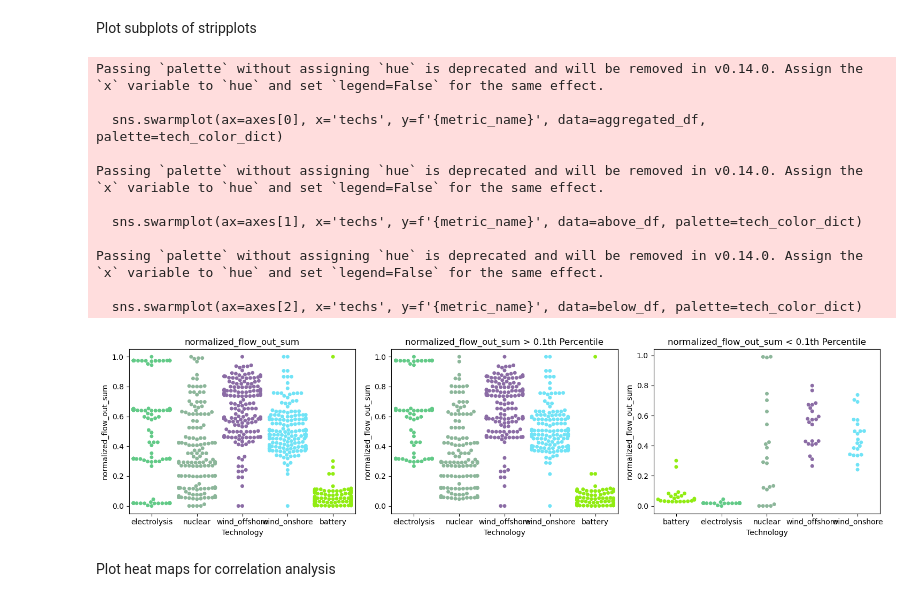
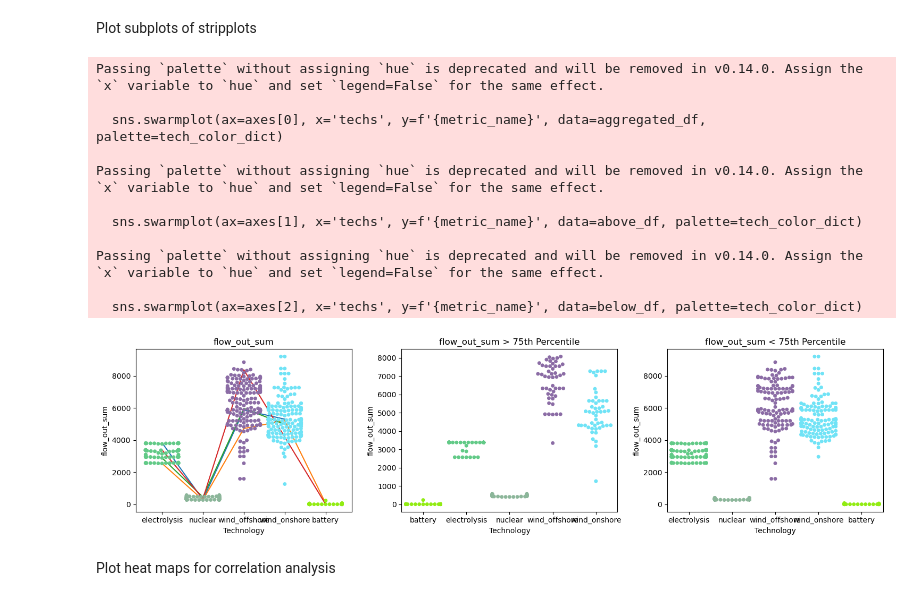
Before and after one commit to gnawin/mgaPlots, a Jupyter notebook: plot.ipynb, the cells around one changed output. Drawn from its saved outputs; the diff is of its cells as text; code cells hidden in the pictures.

```diff
--- a/plot.ipynb
+++ b/plot.ipynb
@@ -63,7 +63,15 @@ def split_by_percentile_or_value(aggregated_df, tech, metric_name, value, is_per
 
     return above_df, below_df
 
-def create_subplots(aggregated_df, tech, metric_name, percentile, above_df, below_df, tech_color_dict, file_name):
+def find_spore_index(df, tech, sense, metric_name):
+    if sense == "min":
+        index = df[df['techs']==tech][metric_name].idxmax()
+    elif sense == 'min':
+        index = df[df['techs']==tech][metric_name].idxmin()
+    spore = df[df['techs']==tech].loc[index, 'spore']
+    return spore
+
+def create_subplots(aggregated_df, tech, metric_name, percentile, above_df, below_df, tech_color_dict, file_name, show_lineplot=False, interested_spores=None):
     # Create subplots
 
     fig, axes = plt.subplots(1, 3, figsize=(15, 4))
@@ -71,8 +79,13 @@ def create_subplots(aggregated_df, tech, metric_name, percentile, above_df, belo
     sns.swarmplot(ax=axes[0], x='techs', y=f'{metric_name}', data=aggregated_df, palette=tech_color_dict)
     axes[0].set_title(f'{metric_name}')
 
+    if show_lineplot and interested_spores is not None:
+        filtered_df = aggregated_df[aggregated_df['spore'].isin(interested_spores)]
+        sns.lineplot(ax=axes[0], x='techs', y=f'{metric_name}', hue='spore', data=filtered_df, palette='tab10', legend=False)
+
     sns.swarmplot(ax=axes[1], x='techs', y=f'{metric_name}', data=above_df, palette=tech_color_dict)
     axes[1].set_title(f'{metric_name} > {percentile}th Percentile')
+
 
     sns.swarmplot(ax=axes[2], x='techs', y=f'{metric_name}', data=below_df, palette=tech_color_dict)
     axes[2].set_title(f'{metric_name} < {percentile}th Percentile')
@@ -116,20 +131,19 @@ Define parameters
 file_name = "slack-15"
 metric_names = ['nameplate_capacity', 'flow_out_sum']
 processed_metric_names = ['nameplate_capacity', 'flow_out_sum', 'normalized_nameplate_capacity', 'normalized_flow_out_sum']
-active_name = processed_metric_names[3]
+active_name = processed_metric_names[1]
 technologies_of_interest = ['nuclear', 'wind_offshore', 'wind_onshore', 'electrolysis', 'battery']
 # %% [markdown]
 Check data: demand, supply
 # %%
 file_name = "slack-15"
 metric_names = ['flow_in_sum', 'flow_out_sum']
-metric_name = metric_names[1]
-df = read_csv(file_name, metric_name) # 0 is demand, 1 is supply
-# carrier_of_interest = ['hydrogen']
-carrier_of_interest = ['electricity']
-aggregated_df_c = filter_by_carrier(df, metric_name, carrier_of_interest, total=True)
-aggregated_df_c['techs'] = 'electricity_total'
-aggregated_df_c
+dfs = []
+for metric_name in metric_names:
+    df = read_csv(file_name, metric_name)
+    carrier_of_interest = ['hydrogen']
+    aggregated_df_c = filter_by_carrier(df, metric_name, carrier_of_interest, total=True)
+    dfs.append(aggregated_df_c)
 
-# plot_distribution(aggregated_df, metric_name, file_name, False)
+combined_df = pd.concat(dfs)
 # %% [output]
@@ -221,21 +237,21 @@ Passing `palette` without assigning `hue` is deprecated and will be removed in v
 # %% [markdown]
 Plot subplots of stripplots
 # %%
-above_df, below_df = split_by_percentile_or_value(aggregated_df, 'electrolysis', active_name, 0.1, is_percentile=False)
-create_subplots(aggregated_df, 'electrolysis', active_name, 0.1, above_df, below_df, tech_color_dict, file_name)
+above_df, below_df = split_by_percentile_or_value(aggregated_df, 'nuclear', active_name, 75, is_percentile=True)
+create_subplots(aggregated_df, 'nuclear', active_name, 75, above_df, below_df, tech_color_dict, file_name, show_lineplot=True, interested_spores=[93, 97, 162, 8])
 # %% [output]
 Passing `palette` without assigning `hue` is deprecated and will be removed in v0.14.0. Assign the `x` variable to `hue` and set `legend=False` for the same effect.
 
   sns.swarmplot(ax=axes[0], x='techs', y=f'{metric_name}', data=aggregated_df, palette=tech_color_dict)
 
 Passing `palette` without assigning `hue` is deprecated and will be removed in v0.14.0. Assign the `x` variable to `hue` and set `legend=False` for the same effect.
 
   sns.swarmplot(ax=axes[1], x='techs', y=f'{metric_name}', data=above_df, palette=tech_color_dict)
 
 Passing `palette` without assigning `hue` is deprecated and will be removed in v0.14.0. Assign the `x` variable to `hue` and set `legend=False` for the same effect.
 
   sns.swarmplot(ax=axes[2], x='techs', y=f'{metric_name}', data=below_df, palette=tech_color_dict)
-[figure, old version]
+[figure, new version]
 # %% [markdown]
 Plot heat maps for correlation analysis
 # %%
```
Also changed, not shown: parts of 7 cells of this notebook.
